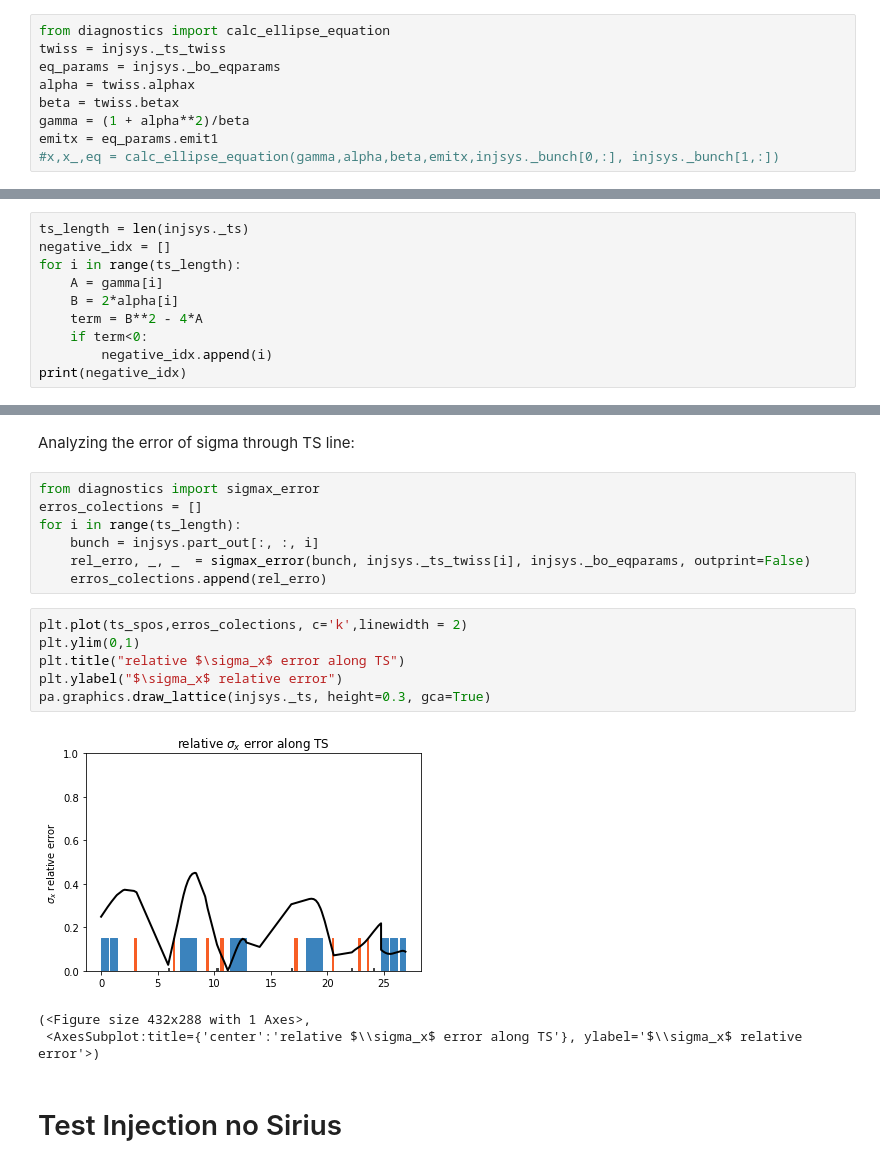
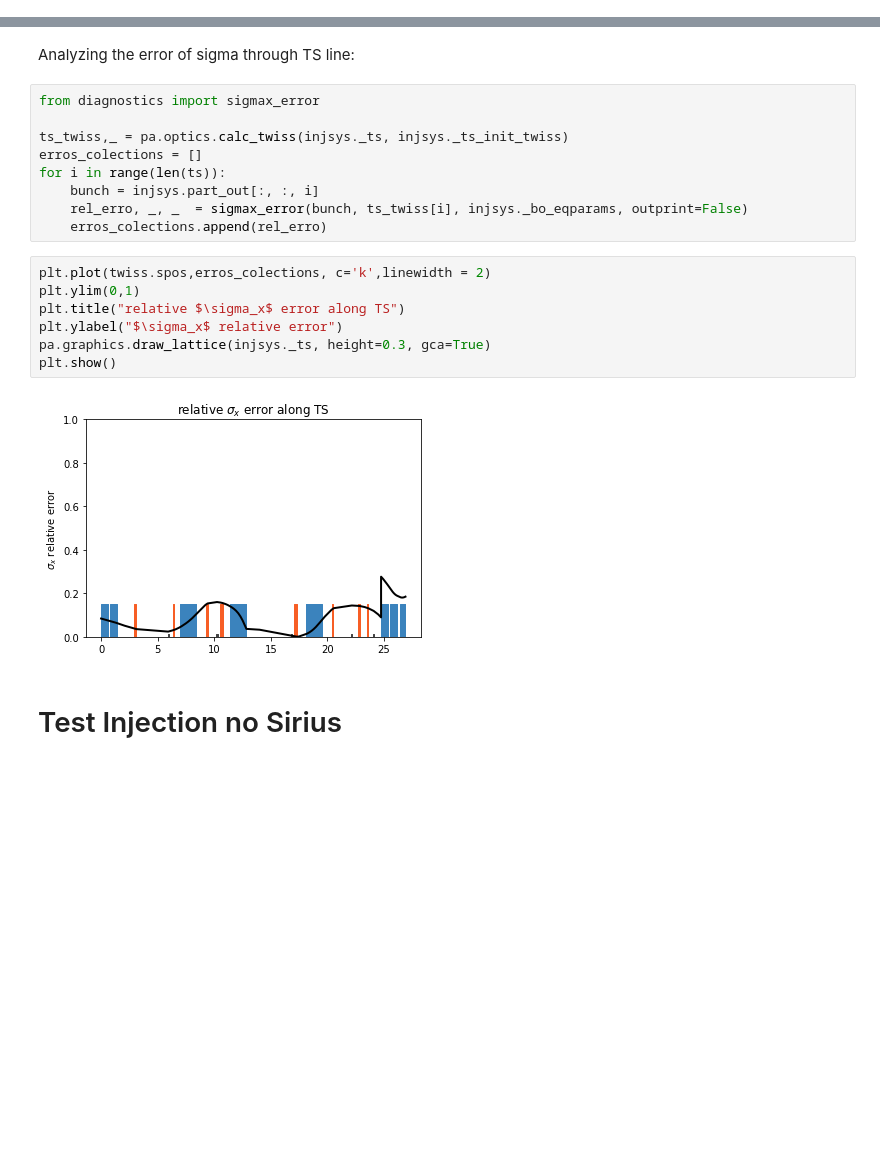
Before and after one commit to lnls-fac/apsuite, a Jupyter notebook: apsuite/sirius_injection/injection_nb_tests.ipynb, the cells around one changed output, grey strips where cells are left out. Cells and saved outputs as stored; diff of their text form; blank space fills up the shorter version.

```diff
--- a/apsuite/sirius_injection/injection_nb_tests.ipynb
+++ b/apsuite/sirius_injection/injection_nb_tests.ipynb
@@ -113,9 +109,0 @@ Matematical analisis of existance of an ellipse at the TS line
-# %%
-from diagnostics import calc_ellipse_equation
-twiss = injsys._ts_twiss
-eq_params = injsys._bo_eqparams
-alpha = twiss.alphax
-beta = twiss.betax
-gamma = (1 + alpha**2)/beta
-emitx = eq_params.emit1
-#x,x_,eq = calc_ellipse_equation(gamma,alpha,beta,emitx,injsys._bunch[0,:], injsys._bunch[1,:])
@@ -124,10 +109,0 @@ Given a conic form $Ax^2 + Bxy + Cy^2 + F =0$ , it will be an ellipse if, and on
-# %%
-ts_length = len(injsys._ts)
-negative_idx = []
-for i in range(ts_length):
-    A = gamma[i]
-    B = 2*alpha[i]
-    term = B**2 - 4*A
-    if term<0:
-        negative_idx.append(i)
-print(negative_idx)
@@ -148,21 +111,22 @@ pa.graphics.draw_lattice(injsys._ts, height=0.005, offset=-0.005, gca=True)
 Analyzing the error of sigma through TS line:
 # %%
 from diagnostics import sigmax_error
+
+ts_twiss,_ = pa.optics.calc_twiss(injsys._ts, injsys._ts_init_twiss)
 erros_colections = []
-for i in range(ts_length):
+for i in range(len(ts)):
     bunch = injsys.part_out[:, :, i]
-    rel_erro, _, _  = sigmax_error(bunch, injsys._ts_twiss[i], injsys._bo_eqparams, outprint=False)
+    rel_erro, _, _  = sigmax_error(bunch, ts_twiss[i], injsys._bo_eqparams, outprint=False)
     erros_colections.append(rel_erro)
 # %%
-plt.plot(ts_spos,erros_colections, c='k',linewidth = 2)
+plt.plot(twiss.spos,erros_colections, c='k',linewidth = 2)
 plt.ylim(0,1)
 plt.title("relative $\sigma_x$ error along TS")
 plt.ylabel("$\sigma_x$ relative error")
 pa.graphics.draw_lattice(injsys._ts, height=0.3, gca=True)
+plt.show()
 # %% [output]
-[figure, old version]
+[figure, new version]
-(<Figure size 432x288 with 1 Axes>,
- <AxesSubplot:title={'center':'relative $\\sigma_x$ error along TS'}, ylabel='$\\sigma_x$ relative error'>)
 # %% [markdown]
 # Test Injection no Sirius
 # %%
```
Also changed, not shown: parts of 13 cells of this notebook.
